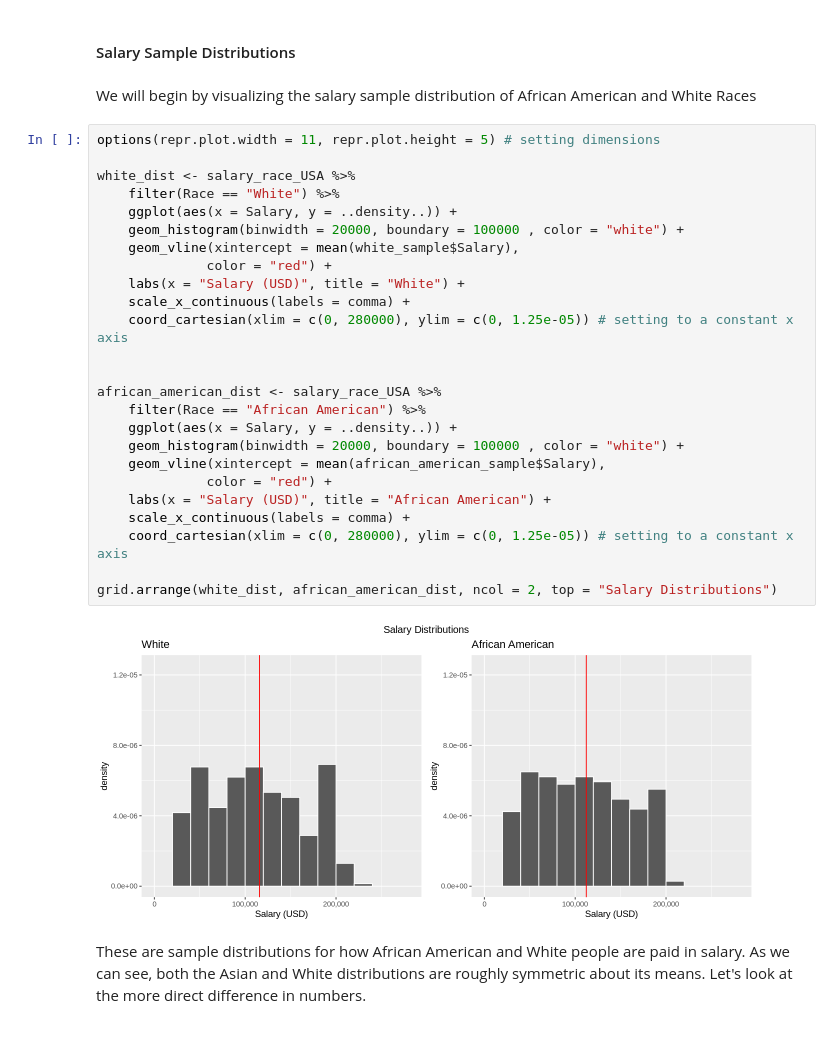
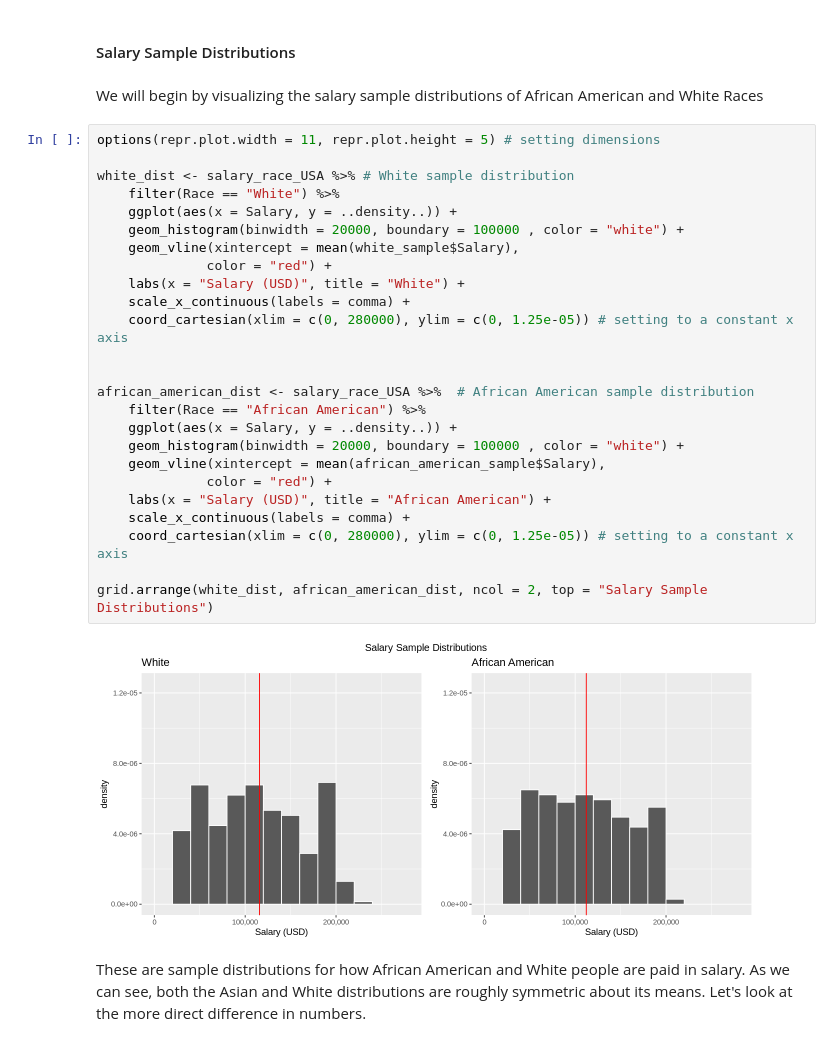
Before and after one commit to hongkailiu123/Race-VS.-Annual-Income-Statistical-Inference-Report, a Jupyter notebook: proposal_Group7.ipynb, the cells around one changed output. Drawn from its saved outputs; the diff is of its cells as text.

```diff
--- a/proposal_Group7.ipynb
+++ b/proposal_Group7.ipynb
@@ -103,34 +105,34 @@ african_american_sample <- salary_race_USA|>
 # %% [markdown]
 #### Salary Sample Distributions
 # %% [markdown]
-We will begin by visualizing the salary sample distribution of African American and White Races
+We will begin by visualizing the salary sample distributions of African American and White Races
 # %%
 options(repr.plot.width = 11, repr.plot.height = 5) # setting dimensions
 
-white_dist <- salary_race_USA %>%
+white_dist <- salary_race_USA %>% # White sample distribution
     filter(Race == "White") %>%
     ggplot(aes(x = Salary, y = ..density..)) +
     geom_histogram(binwidth = 20000, boundary = 100000 , color = "white") +
     geom_vline(xintercept = mean(white_sample$Salary),
               color = "red") +
     labs(x = "Salary (USD)", title = "White") +
     scale_x_continuous(labels = comma) +
     coord_cartesian(xlim = c(0, 280000), ylim = c(0, 1.25e-05)) # setting to a constant x axis
 
 
-african_american_dist <- salary_race_USA %>%
+african_american_dist <- salary_race_USA %>%  # African American sample distribution
     filter(Race == "African American") %>%
     ggplot(aes(x = Salary, y = ..density..)) +
     geom_histogram(binwidth = 20000, boundary = 100000 , color = "white") +
     geom_vline(xintercept = mean(african_american_sample$Salary),
               color = "red") +
     labs(x = "Salary (USD)", title = "African American") +
     scale_x_continuous(labels = comma) +
     coord_cartesian(xlim = c(0, 280000), ylim = c(0, 1.25e-05)) # setting to a constant x axis
 
-grid.arrange(white_dist, african_american_dist, ncol = 2, top = "Salary Distributions")
+grid.arrange(white_dist, african_american_dist, ncol = 2, top = "Salary Sample Distributions")
 # %% [output]
-[figure, old version]
+[figure, new version]
 # %% [markdown]
 These are sample distributions for how African American and White people are paid in salary. As we can see, both the Asian and White distributions are roughly symmetric about its means. Let's look at the more direct difference in numbers.
 # %% [markdown]
```
Also changed, not shown: parts of 10 cells of this notebook.
